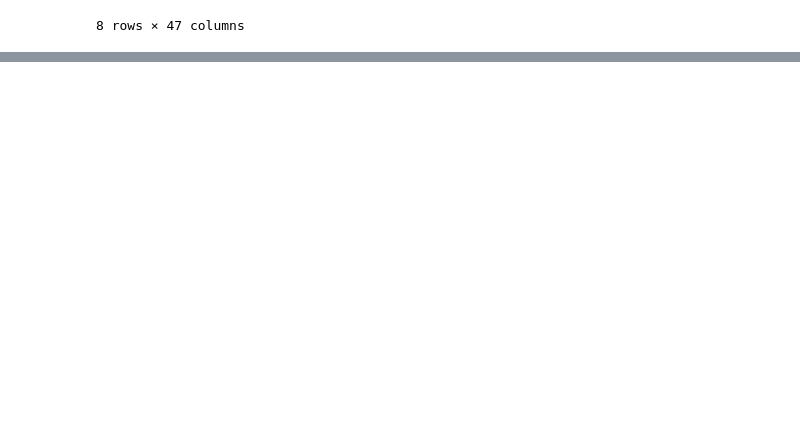
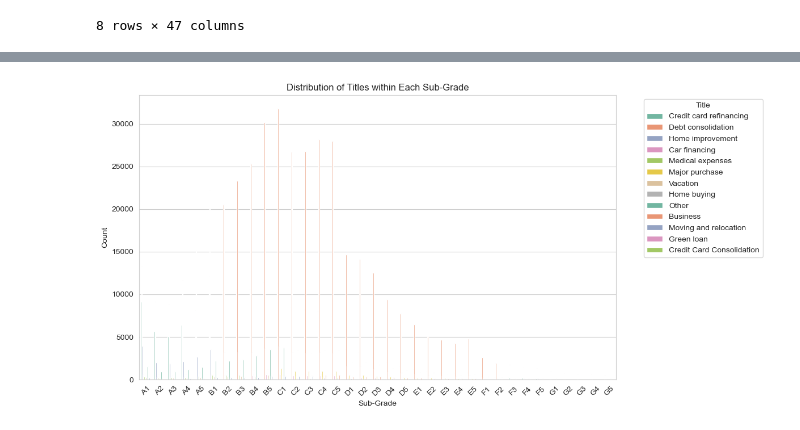
Before and after one commit to karenreyesss/1st-project-bootcamp, a Jupyter notebook: project1.ipynb, the cells around one changed output, grey strips where cells are left out. Drawn from its saved outputs; the diff is of its cells as text; code cells hidden in the pictures; blank space fills up the shorter version.

```diff
--- a/project1.ipynb
+++ b/project1.ipynb
@@ -125,0 +167,29 @@ lending_club_data.describe()
+# %%
+
+# Define a function to calculate the risk metric
+def calculate_risk(row):
+    # Initialize the risk metric
+    risk = 0
+
+    # Check if 'acc_now_delinq' is greater than 0
+    if row['acc_now_delinq'] > 0:
+        risk += 1
+
+    # Check if 'delinq_2yrs' is greater than 0
+    if row['delinq_2yrs'] > 0:
+        risk += 1
+
+    # Check if 'loan_status' includes the string 'Late'
+    if 'Late' in row['loan_status']:
+        risk += 1
+
+    return risk
+
+# Apply the function to calculate the risk metric for each title
+lending_club_data['risk_metric'] = lending_club_data.apply(calculate_risk, axis=1)
+
+# Group by 'title' and calculate the average risk metric for each title
+average_risk_by_title = lending_club_data.groupby('title')['risk_metric'].mean().reset_index()
+
+# Sort the titles based on the average risk metric
+lowest_risk_titles = average_risk_by_title.sort_values(by='risk_metric', ascending=True)
@@ -125,0 +250,18 @@ lending_club_data.describe()
+# %%
+
+
+# Create a countplot to visualize the distribution of titles within each sub-grade
+# Define the order of sub-grades
+sub_grade_order = sorted(lending_club_data['sub_grade'].unique(), reverse=False)
+
+plt.figure(figsize=(12, 6))
+sns.countplot(data=lending_club_data, x='sub_grade', hue='title', palette='Set2', order=sub_grade_order)
+plt.title('Distribution of Titles within Each Sub-Grade')
+plt.xlabel('Sub-Grade')
+plt.ylabel('Count')
+plt.xticks(rotation=45)
+plt.legend(title='Title', bbox_to_anchor=(1.05, 1), loc='upper left')
+plt.tight_layout()
+plt.show()
+# %% [output]
+[figure, added]
```
Also changed, not shown: parts of 9 cells of this notebook, 16 other files.
